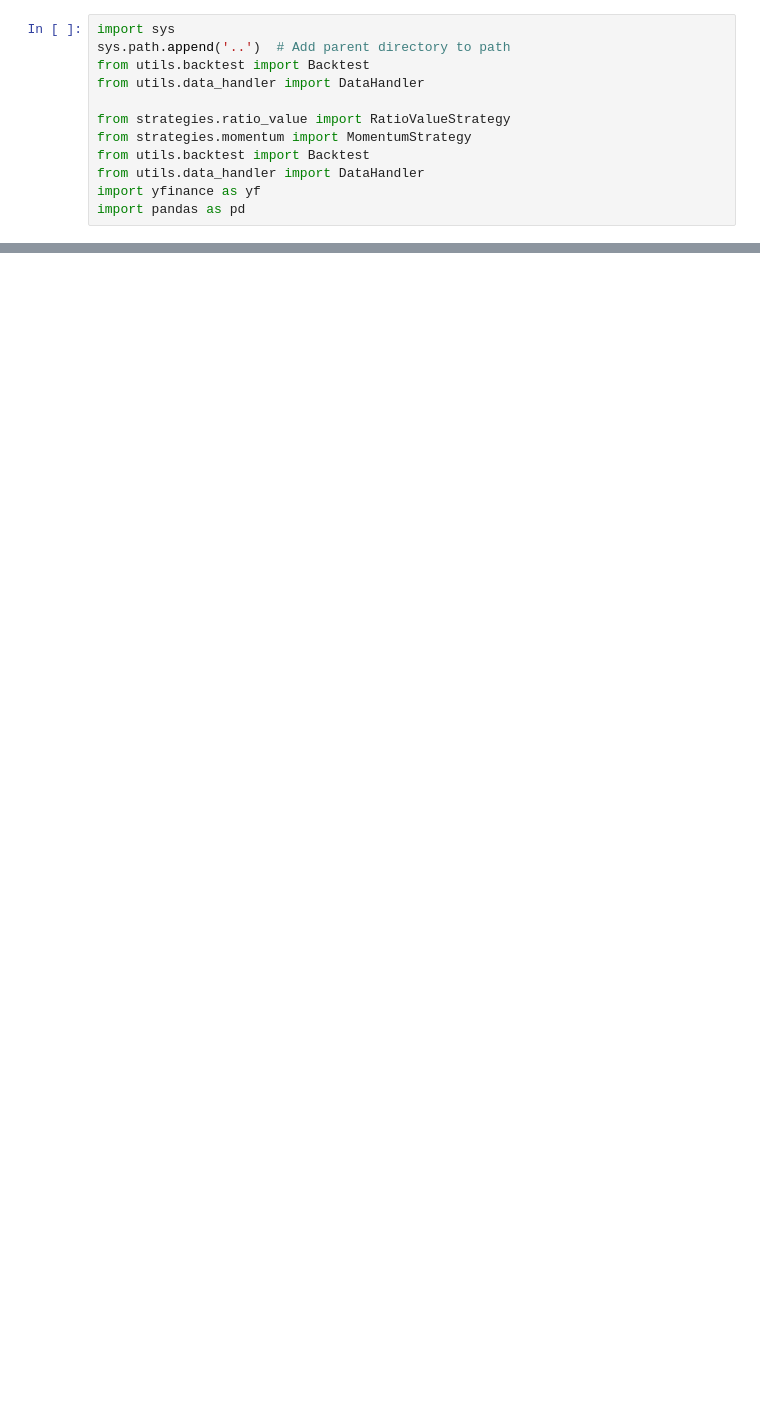
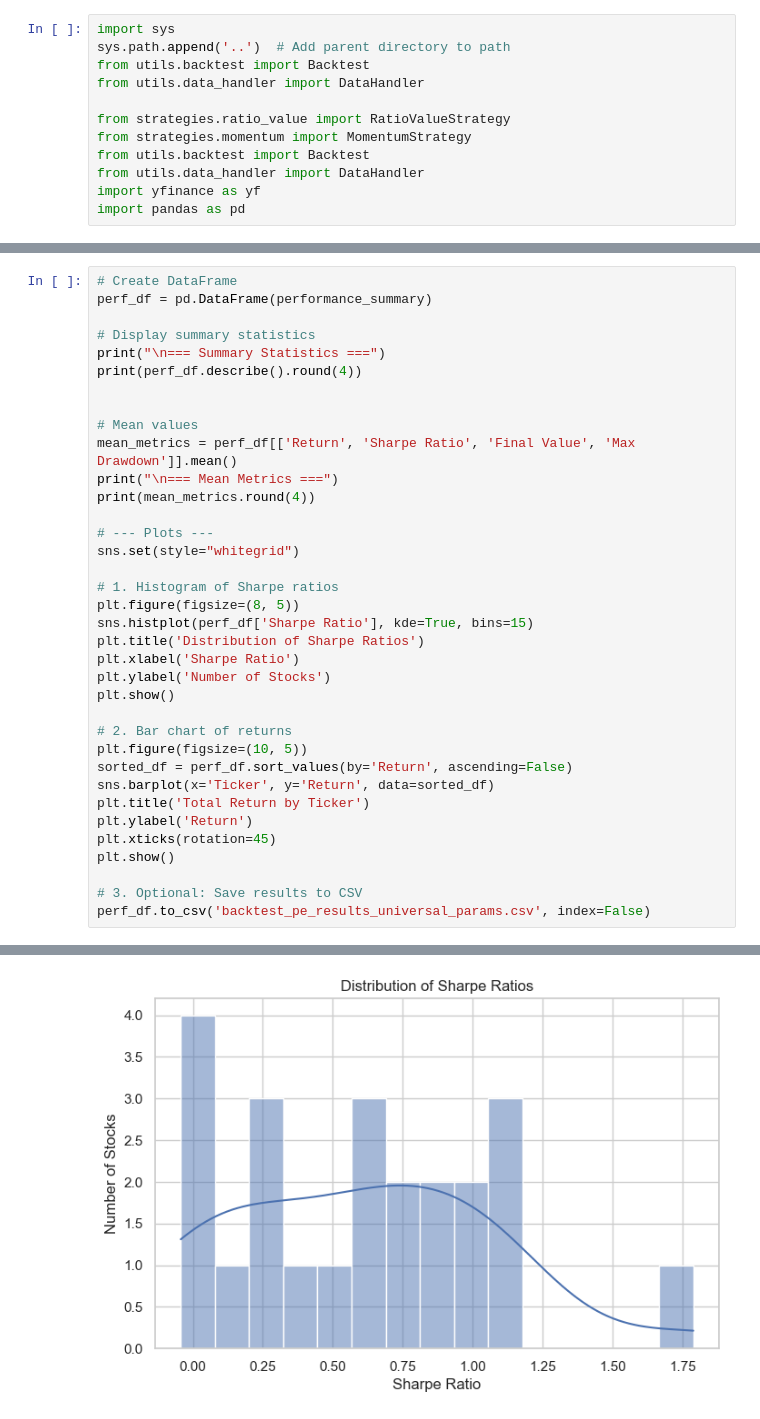
Before and after one commit to gpelleri/AMP_Algorithmic_Trading, a Jupyter notebook: strategies/Price_to_earnings.ipynb, the cells around one changed output, grey strips where cells are left out. Drawn from its saved outputs; the diff is of its cells as text; blank space fills up the shorter version.

```diff
--- a/strategies/Price_to_earnings.ipynb
+++ b/strategies/Price_to_earnings.ipynb
@@ -213,0 +271,37 @@ for i, ((freq, k), count) in enumerate(top_combinations.items(), start=1):
+# %%
+# Create DataFrame
+perf_df = pd.DataFrame(performance_summary)
+
+# Display summary statistics
+print("\n=== Summary Statistics ===")
+print(perf_df.describe().round(4))
+
+
+# Mean values
+mean_metrics = perf_df[['Return', 'Sharpe Ratio', 'Final Value', 'Max Drawdown']].mean()
+print("\n=== Mean Metrics ===")
+print(mean_metrics.round(4))
+
+# --- Plots ---
+sns.set(style="whitegrid")
+
+# 1. Histogram of Sharpe ratios
+plt.figure(figsize=(8, 5))
+sns.histplot(perf_df['Sharpe Ratio'], kde=True, bins=15)
+plt.title('Distribution of Sharpe Ratios')
+plt.xlabel('Sharpe Ratio')
+plt.ylabel('Number of Stocks')
+plt.show()
+
+# 2. Bar chart of returns
+plt.figure(figsize=(10, 5))
+sorted_df = perf_df.sort_values(by='Return', ascending=False)
+sns.barplot(x='Ticker', y='Return', data=sorted_df)
+plt.title('Total Return by Ticker')
+plt.ylabel('Return')
+plt.xticks(rotation=45)
+plt.show()
+
+# 3. Optional: Save results to CSV
+perf_df.to_csv('backtest_pe_results_universal_params.csv', index=False)
+# %% [output]
@@ -213,0 +325 @@ for i, ((freq, k), count) in enumerate(top_combinations.items(), start=1):
+[figure, added]
```
Also changed, not shown: parts of 4 cells of this notebook, 6 other files.
